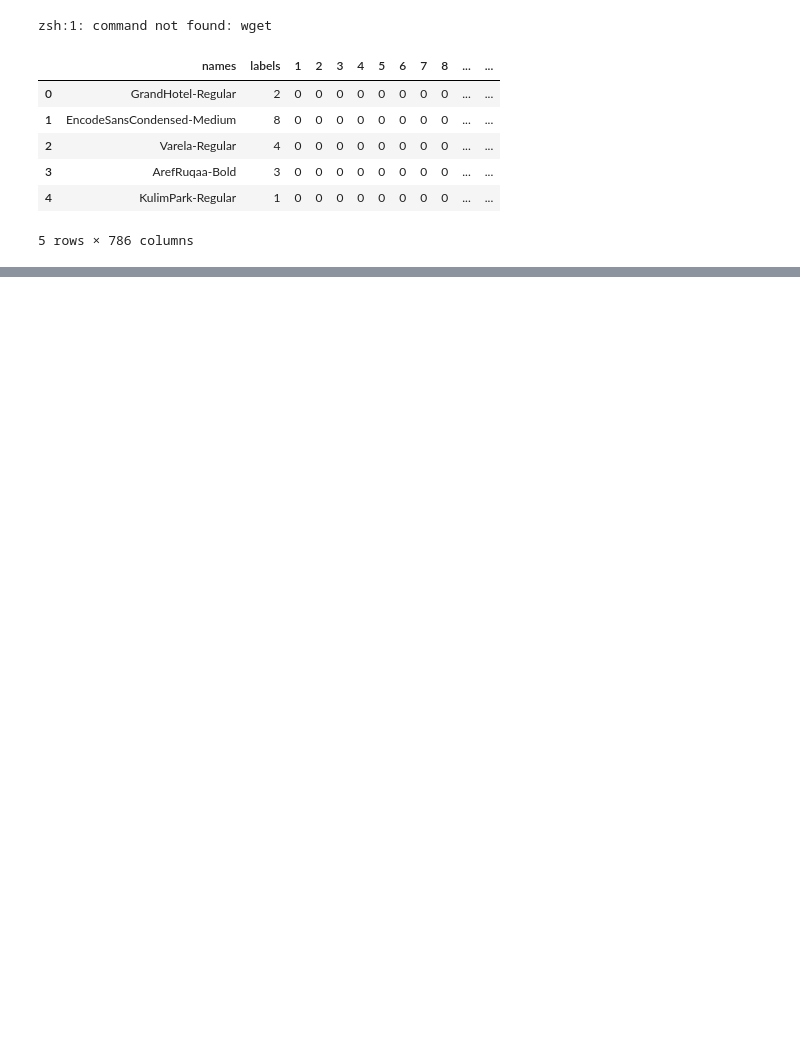
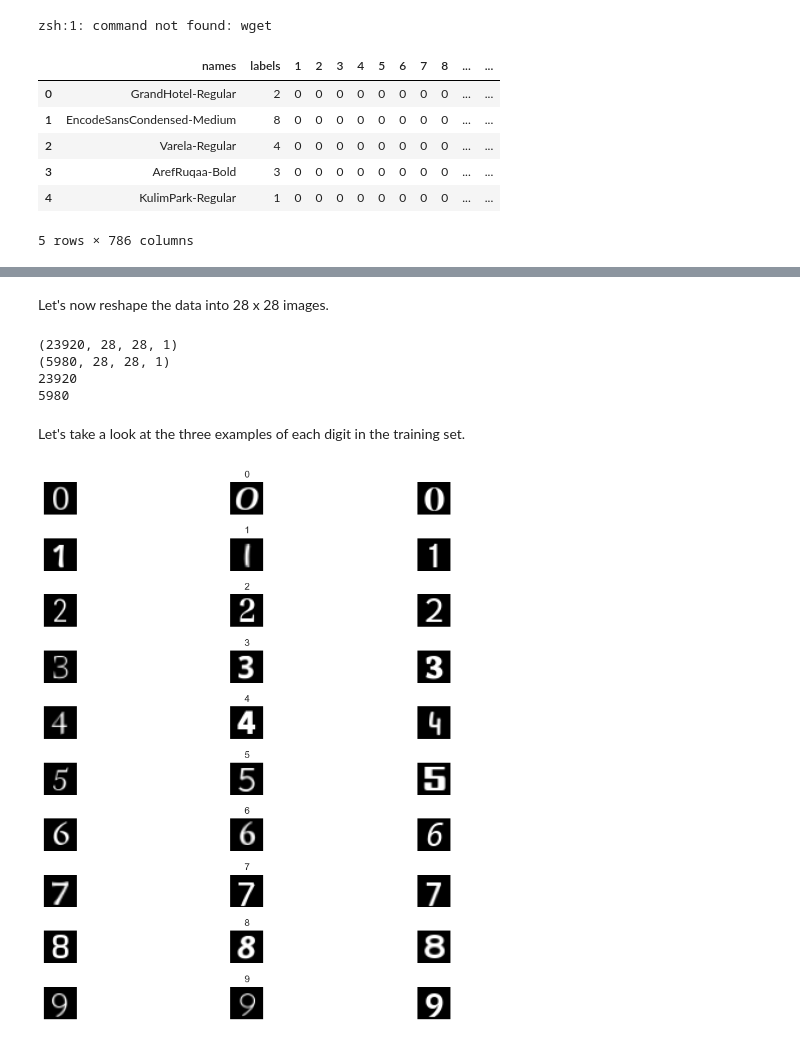
Before and after one commit to vishnuraosharma/TMNIST-Alphabet, a Jupyter notebook: Character Recognition.ipynb, the cells around one changed output, grey strips where cells are left out. Drawn from its saved outputs; the diff is of its cells as text; code cells hidden in the pictures; blank space fills up the shorter version.

```diff
--- a/Character Recognition.ipynb
+++ b/Character Recognition.ipynb
@@ -29,0 +143,45 @@ dff.head()
+# %%
+# Splitting the data into train and test sets
+df = dff.copy()
+X = df.drop(columns= {'names', 'labels'}, axis = 1)
+y =  df[['labels']]
+X_train, X_test, y_train, y_test = train_test_split(X,y,test_size=0.2, random_state=1)
+np.random.seed(42)
+# %% [markdown]
+Let's now reshape the data into 28 x 28 images.
+# %%
+# Setting our length and width variables
+l,w = 28,28
+
+# Reshaping the data into 28 x 28 images
+X_train = X_train.values.reshape(X_train.shape[0], l, w, 1)
+X_test = X_test.values.reshape(X_test.shape[0], l, w, 1)
+
+# Turning the labels into 1D numpy arrays
+y_train = y_train.values.reshape((-1,))
+y_test = y_test.values.reshape((-1,))
+# %%
+# Checking the shape of the data to make sure everything went well
+print(X_train.shape)
+print(X_test.shape)
+print(y_train.shape[0])
+print(y_test.shape[0])
+# %% [output]
+(23920, 28, 28, 1)
+(5980, 28, 28, 1)
+23920
+5980
+# %% [markdown]
+Let's take a look at the three examples of each digit in the training set.
+# %%
+# For each label, plot 3 images
+fig, ax = plt.subplots(10,3, figsize = (10,10))
+fig.tight_layout()
+for i in range(10):
+    for j in range(3):
+        ax[i,j].imshow(X_train[y_train == i][j].reshape(28,28), cmap = 'gray')
+        ax[i,j].axis('off')
+        if j == 1:
+            ax[i,j].set_title(str(i))
+# %% [output]
+[figure, added]
```
Also changed, not shown: parts of 37 cells of this notebook, 1 other file.
